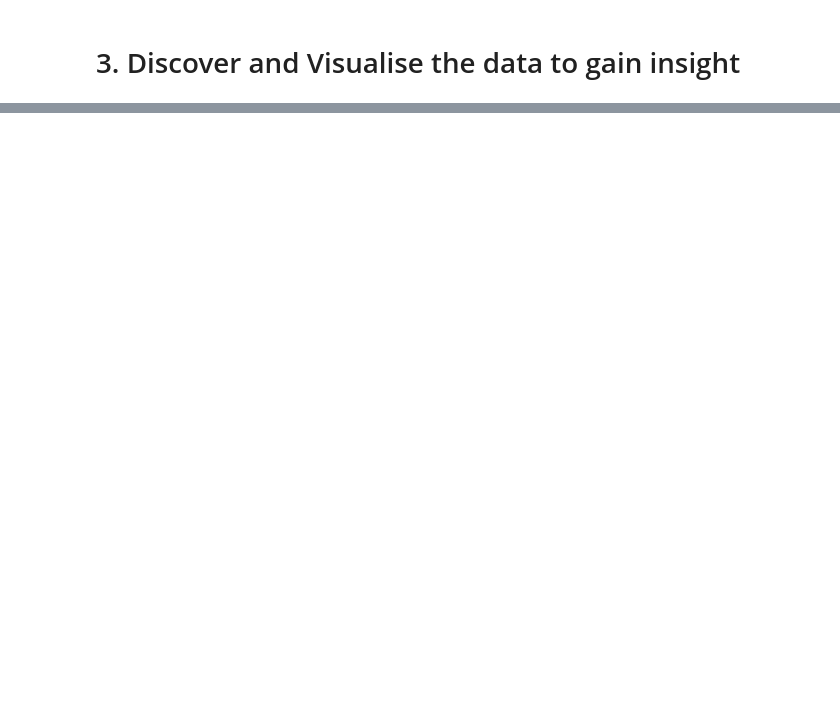
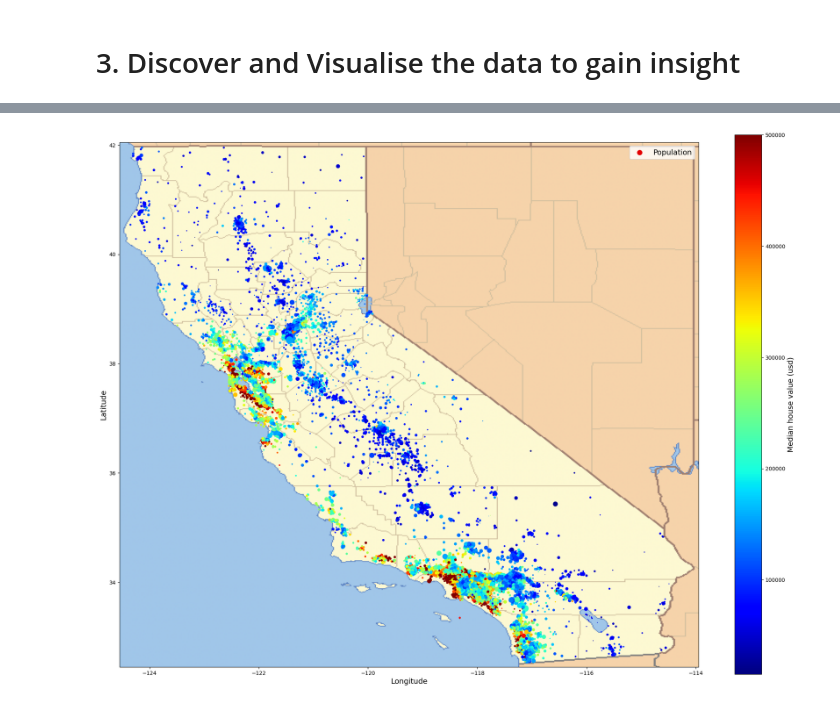
Before and after one commit to jim-X-AI/Data-Science, a Jupyter notebook: Data Science/starters notebook.ipynb, the cells around one changed output, grey strips where cells are left out. Saved outputs shown, nothing was run; the diff lists cells and outputs as text; code cells hidden in the pictures; blank space fills up the shorter version.

```diff
--- a/Data Science/starters notebook.ipynb
+++ b/Data Science/starters notebook.ipynb
@@ -231,8 +393,35 @@ plt.show()
 # %%
 # TO download california housing
-file_name = 'california.png'
-if not (IMAGE_PATH/file_name).is_file():
-    github_root = 'https://github.com/ageron/handson-ml3/raw/main/'
-    url = github_root + 'images/starters notebook' + file_name
+# %matplotlib inline
+file_name = r'california.png'
+if not (IMAGE_PATH / file_name).is_file():
+    github_root = r'https://github.com/ageron/handson-ml3/raw/main/'
+    url = github_root + r'images/end_to_end_project/' + file_name
     print(f'Downloading: {file_name}')
-    urllib.request.urlretrieve(IMAGE_PATH/file_name)
+    urllib.request.urlretrieve(url, IMAGE_PATH / file_name)
+    print(f'Download Completed of {file_name}')
+housing_rename = housing.rename(columns={
+    'longitude':'Longitude',
+    'latitude':'Latitude',
+    'population':'Population',
+    'median_house_value':'Median house value (usd)'
+})
+housing_rename.plot(kind='scatter',
+                    y='Latitude',
+                    x='Longitude',
+                    s=housing_rename['Population']/100,
+                    label='Population',
+                   c='Median house value (usd)',
+                   cmap='jet',
+                   colorbar=True,
+                   legend=True,
+                   sharex=False,
+                   figsize=[20, 15])
+california_img = plt.imread(IMAGE_PATH / file_name)
+axis = -124.55, -113.95, 32.45, 42.05
+plt.axis(axis)
+plt.imshow(california_img, extent=axis)
+save_fig('California Housing Prices Plot')
+plt.show()
+# %% [output]
+[figure, added]
```
Also changed, not shown: parts of 31 cells of this notebook, 3 other files.
